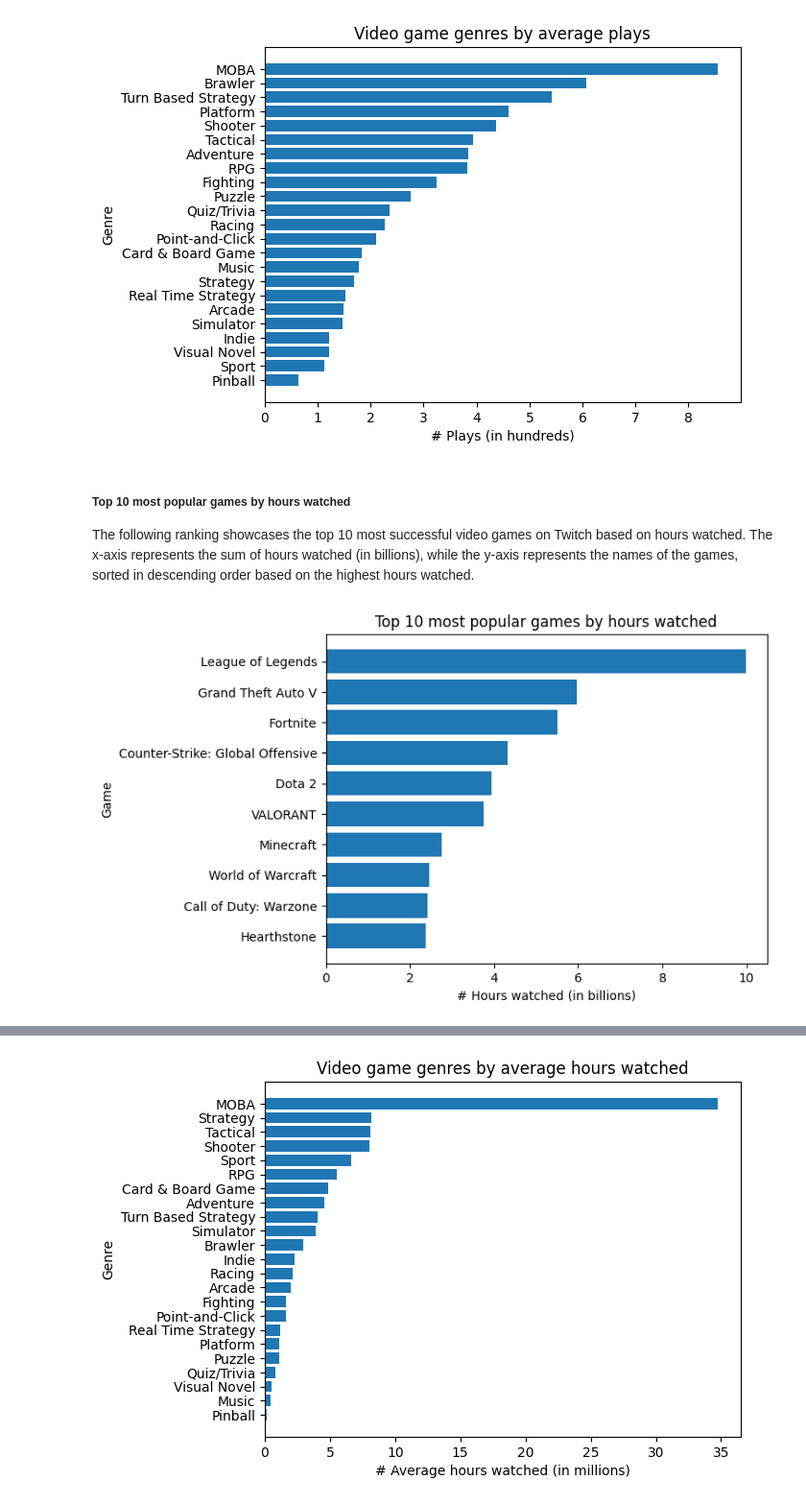
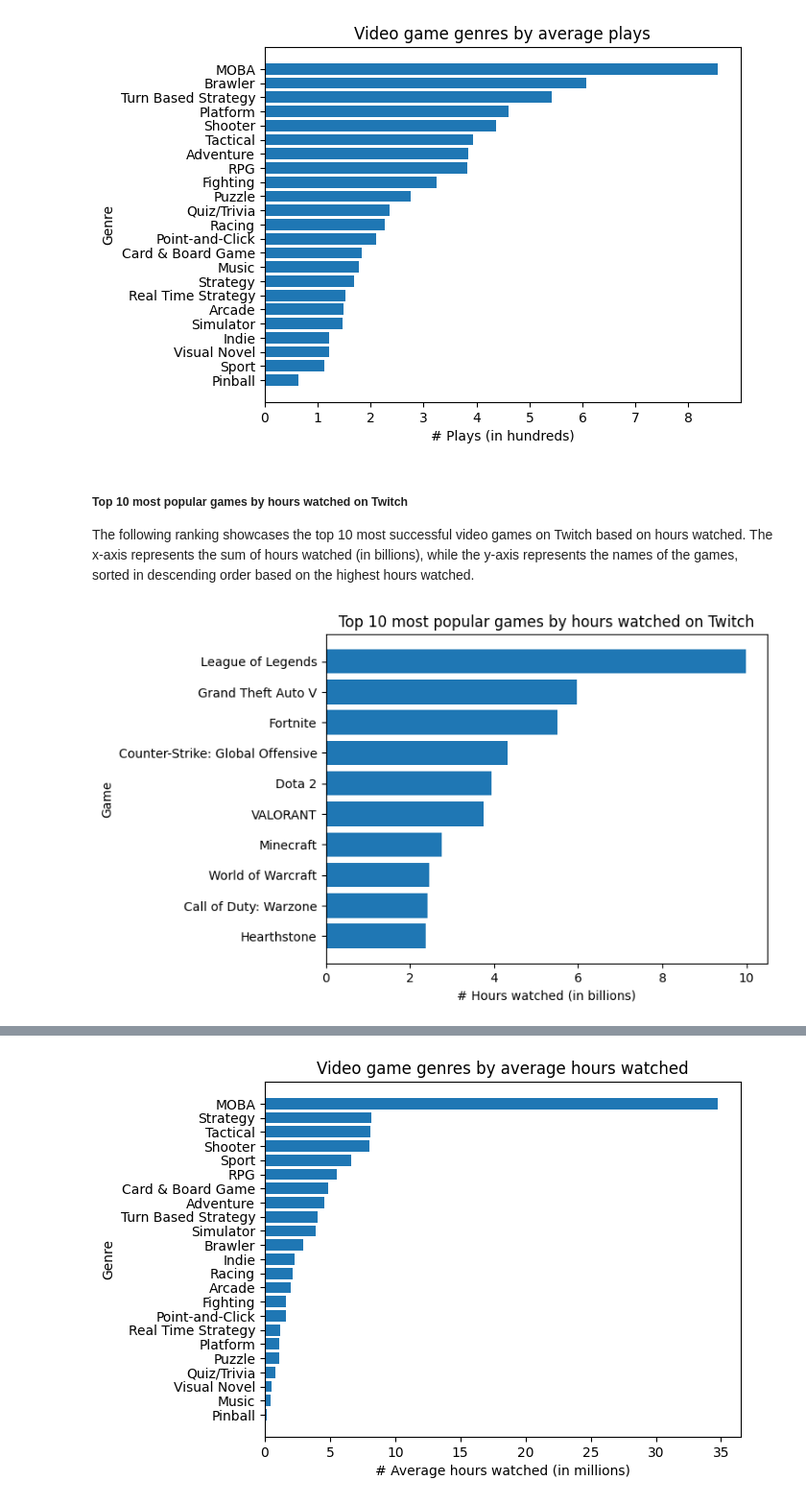
Before and after one commit to KevGame/made-template, a Jupyter notebook: project/report.ipynb, the cells around one changed output, grey strips where cells are left out. Shown at 96% size. Drawn from its saved outputs; the diff is of its cells as text; code cells hidden in the pictures.

```diff
--- a/project/report.ipynb
+++ b/project/report.ipynb
@@ -242,28 +245,28 @@ plt.show()
 # %% [output]
 [figure]
 # %% [markdown]
-##### Top 10 most popular games by hours watched
+##### Top 10 most popular games by hours watched on Twitch
 
 The following ranking showcases the top 10 most successful video games on Twitch based on hours watched. The x-axis represents the sum of hours watched (in billions), while the y-axis represents the names of the games, sorted in descending order based on the highest hours watched.
 # %%
 # Get games and watched hours
 df_plot4 = df_tg[['Game', 'Hours_watched']]
 
 # Group games, calculate sum of watched hours and sort appearances
 df_plot4 = df_plot4.groupby('Game').sum()
 df_plot4 = df_plot4.sort_values('Hours_watched', ascending=False).head(10)
 
 # Convert watched hours in smaller values for better plot
 df_plot4['Hours_watched'] = df_plot4['Hours_watched'] / 1000000000
 
 # Build plot
-plt.title("Top 10 most popular games by hours watched")
+plt.title("Top 10 most popular games by hours watched on Twitch")
 plt.xlabel('# Hours watched (in billions)')
 plt.ylabel('Game')
 plt.barh(df_plot4.index[::-1], df_plot4['Hours_watched'].values[::-1])
 
 # Show plot
 plt.show()
 # %% [output]
-[figure, old version]
+[figure, new version]
 # %% [markdown]
```
Also changed, not shown: parts of 14 cells of this notebook.
